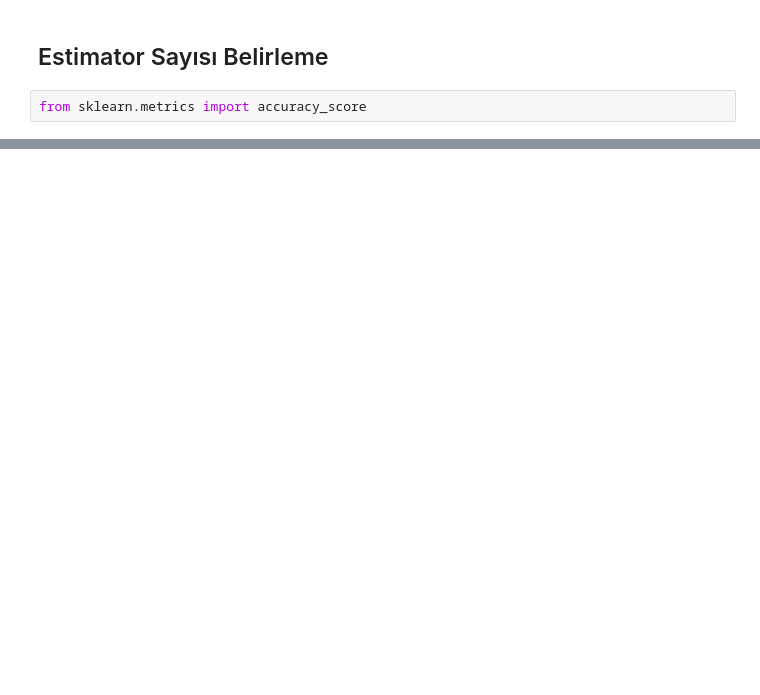
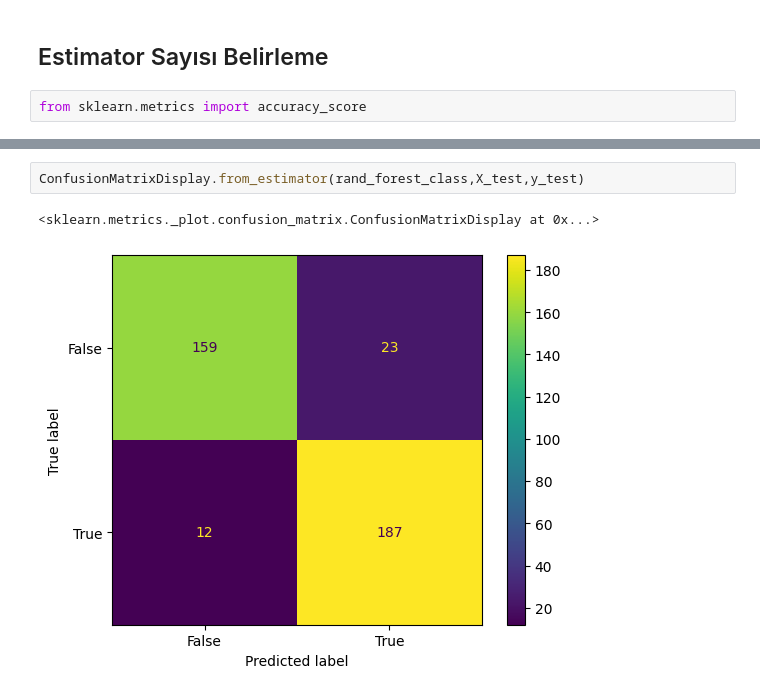
Before and after one commit to mustafaemirata/Veri-ve-Makine-Ogrenmesi, a Jupyter notebook: Ağaçlı Yöntemler/03 Random_Forest Hyper_Parameters.ipynb, the cells around one changed output, grey strips where cells are left out. Drawn from its saved outputs; the diff is of its cells as text; blank space fills up the shorter version.

```diff
--- a/Ağaçlı Yöntemler/03 Random_Forest Hyper_Parameters.ipynb
+++ b/Ağaçlı Yöntemler/03 Random_Forest Hyper_Parameters.ipynb
@@ -211,0 +222,5 @@ for n in range(1,128):
+# %%
+ConfusionMatrixDisplay.from_estimator(rand_forest_class,X_test,y_test)
+# %% [output]
+<sklearn.metrics._plot.confusion_matrix.ConfusionMatrixDisplay at 0x...>
+[figure, added]
```
Also changed, not shown: parts of 8 cells of this notebook, 4 other files.
